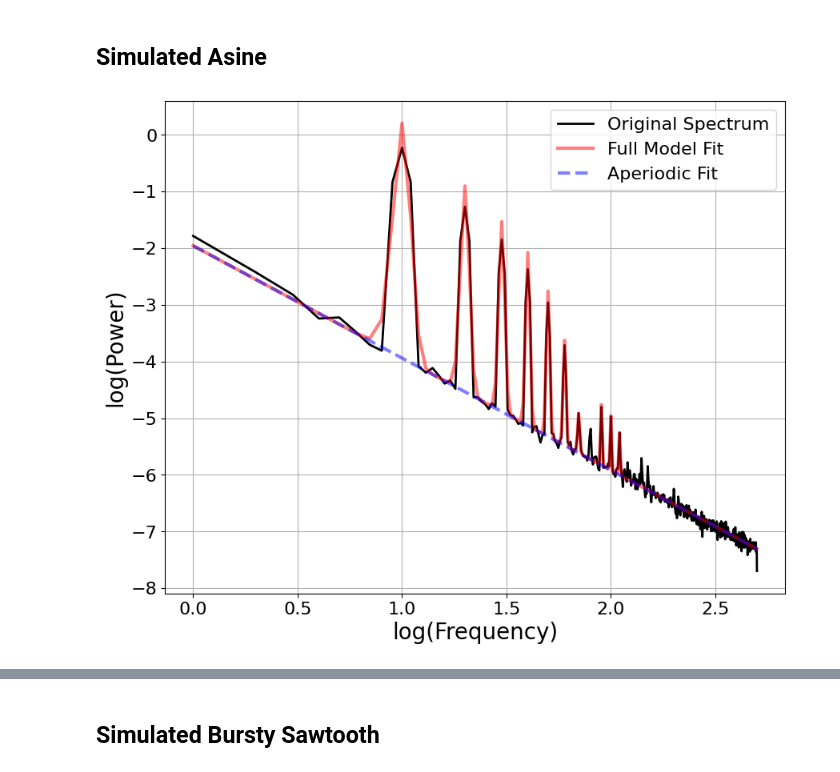
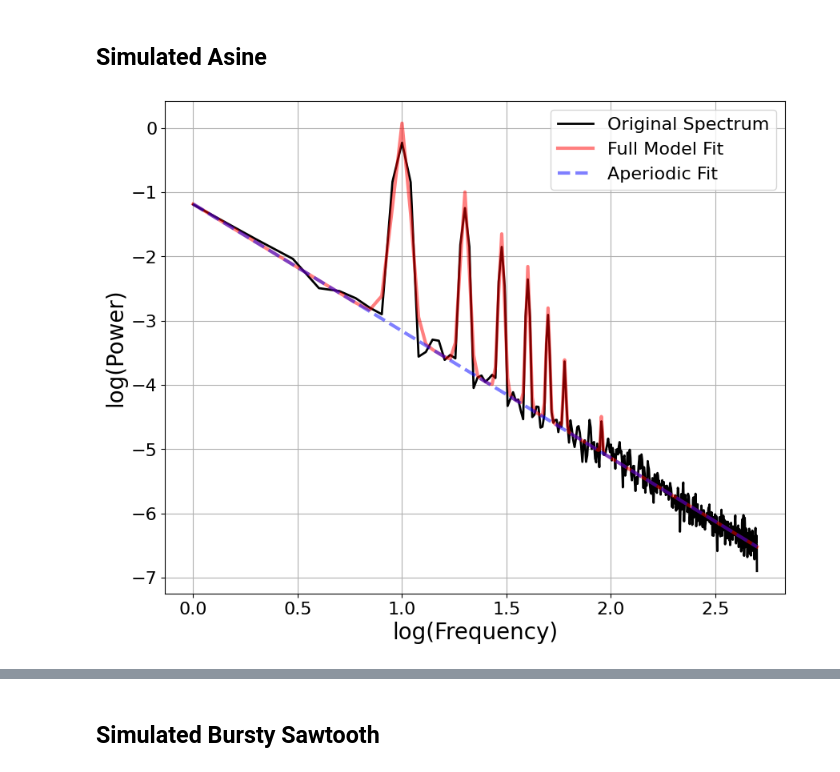
Before and after one commit to ryanhammonds/explorations, a Jupyter notebook: periodic_aperiodic_decomposition.ipynb, the cells around one changed output, grey strips where cells are left out. Drawn from its saved outputs; the diff is of its cells as text; code cells hidden in the pictures.

```diff
--- a/periodic_aperiodic_decomposition.ipynb
+++ b/periodic_aperiodic_decomposition.ipynb
@@ -179,23 +179,23 @@ Text(0.5, 1.0, 'Aperiodic Estimate')
 # %% [markdown]
 ## Simulated Asine
 # %%
-n_seconds = 25
+n_seconds = 10
 fs = 1000
 
 # Simulate
 np.random.seed(0)
 sig_ap = sim_powerlaw(n_seconds, fs)
 sig_pe = sim_oscillation(n_seconds, fs, 10, cycle='asine', rdsym=.8)
 sig = sig_ap + sig_pe
 
 # SpecParam
 freqs, powers = compute_spectrum(sig, fs)
 fm = FOOOF(max_n_peaks=10, verbose=False)
 
 fm.fit(freqs, powers)
 fm.plot(plt_log=True)
 # %% [output]
-[figure, old version]
+[figure, new version]
 # %%
 # Forward psd function
 psdfunc = lambda sig : psdfunc_wrap(sig, fs)
```
Also changed, not shown: parts of 8 cells of this notebook.
